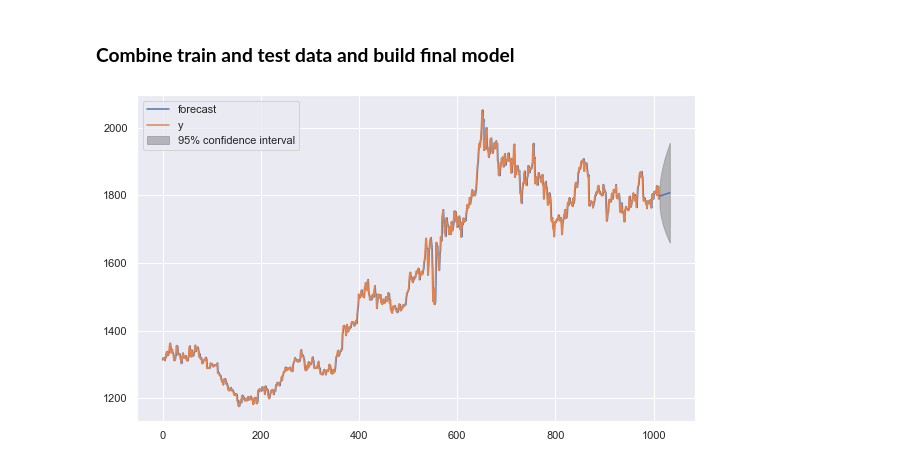
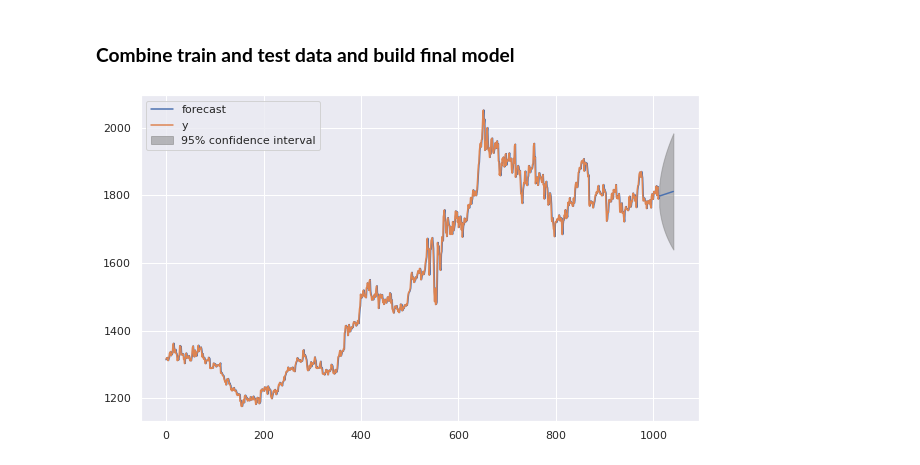
Before and after one commit to RiteshopShrivastava/Gold-Price-forecasting, a Jupyter notebook: Gold_price_prediction.ipynb, the cells around one changed output. Saved outputs shown, nothing was run; the diff lists cells and outputs as text; code cells hidden in the pictures.

```diff
--- a/Gold_price_prediction.ipynb
+++ b/Gold_price_prediction.ipynb
@@ -466,10 +462,10 @@ model = ARIMA(X, order=(0,1,0))
 model_fit = model.fit()
 # %%
 forecast_final=model_fit.forecast(steps=30)[0]
-model_fit.plot_predict(1,1034)
+model_fit.plot_predict(1,1042)
 plt.show()
 # %% [output]
-[figure, old version]
+[figure, new version]
 # %%
 forecast_final
 # %% [output]
```
Also changed, not shown: parts of 31 cells of this notebook.
